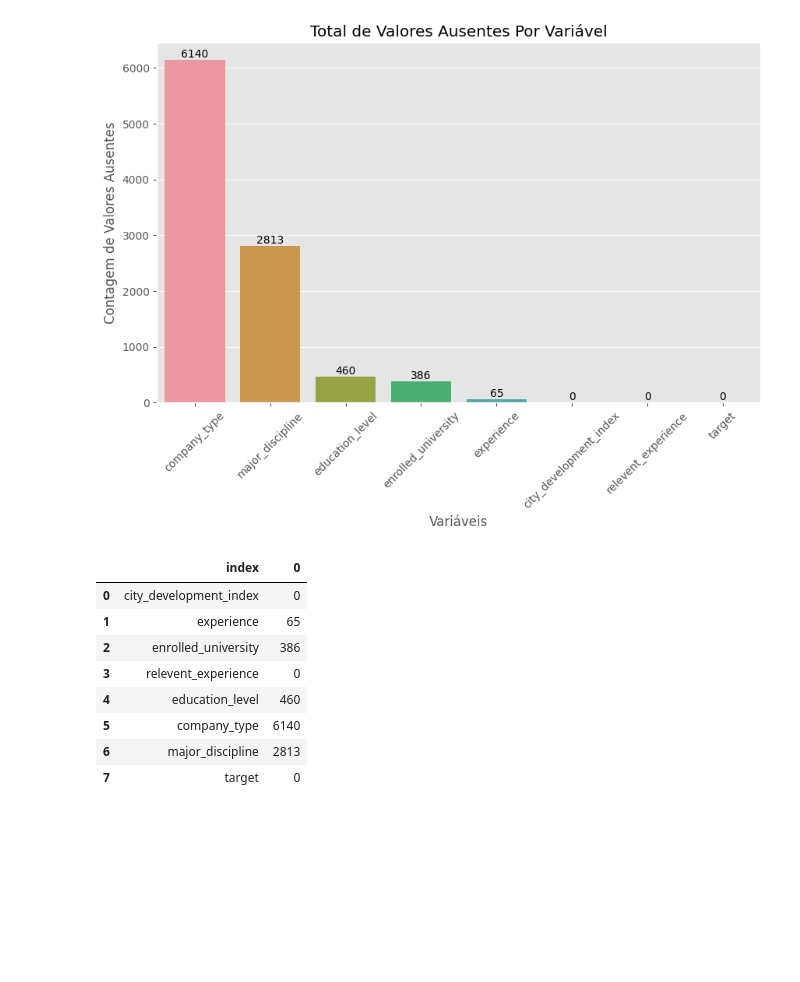
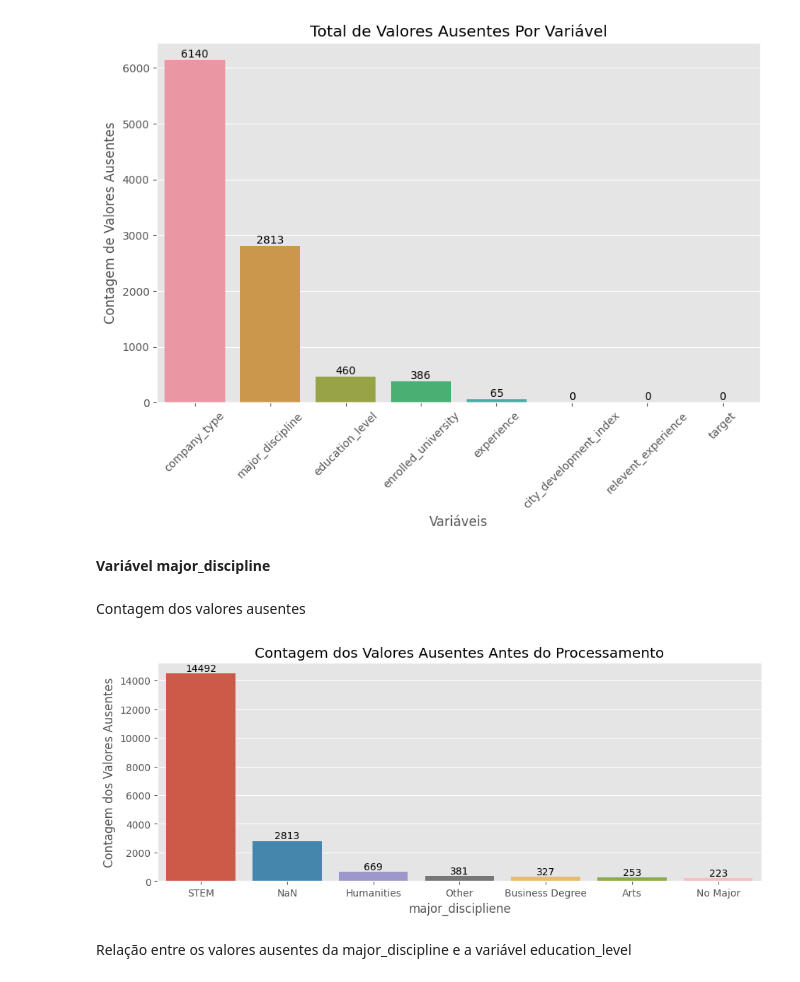
Before and after one commit to Blf100/Analise-de-Dados-RH, a Jupyter notebook: Análise_de_Dados_RH.ipynb, the cells around one changed output. Saved outputs shown, nothing was run; the diff lists cells and outputs as text; code cells hidden in the pictures; blank space fills up the shorter version.

Commit message:
Processamento dos valores ausentes da variável major_discipline

```diff
--- a/Análise_de_Dados_RH.ipynb
+++ b/Análise_de_Dados_RH.ipynb
@@ -477,15 +475,23 @@ for index, valor in enumerate(df_null['valores_ausentes']):
 plt.show()
 # %% [output]
 [figure]
-# %%
-df_null
-# %% [output]
-|  | index | 0 |
-| 0 | city_development_index | 0 |
-| 1 | experience | 65 |
-| 2 | enrolled_university | 386 |
-| 3 | relevent_experience | 0 |
-| 4 | education_level | 460 |
-| 5 | company_type | 6140 |
-| 6 | major_discipline | 2813 |
-| 7 | target | 0 |
+# %% [markdown]
+**Variável major_discipline**
+# %% [markdown]
+Contagem dos valores ausentes
+# %%
+# Plotando grafico para contagem dos valores ausentes
+plt.figure(figsize=(11, 4))
+sns.barplot(data=df_final['major_discipline'].fillna('NaN').value_counts().sort_values(ascending=False).reset_index(), y='major_discipline', x='index')
+plt.title('Contagem dos Valores Ausentes Antes do Processamento')
+plt.xlabel('major_discipliene')
+plt.ylabel('Contagem dos Valores Ausentes')
+
+for index, valor in enumerate(df_final['major_discipline'].fillna('NaN').value_counts().sort_values(ascending=False).reset_index()['major_discipline']):
+  plt.text(index, valor, str(valor), ha='center', va='bottom')
+
+plt.show()
+# %% [output]
+[figure, added]
+# %% [markdown]
+Relação entre os valores ausentes da major_discipline e a variável education_level
```
Also changed, not shown: parts of 14 cells of this notebook.
